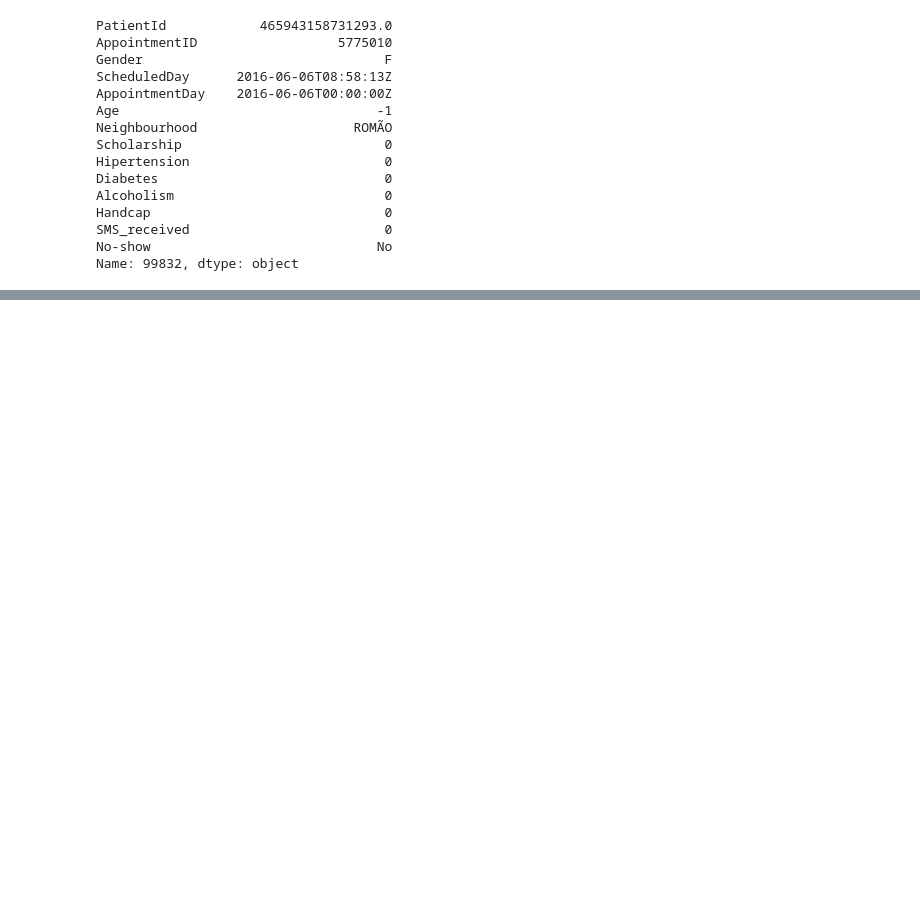
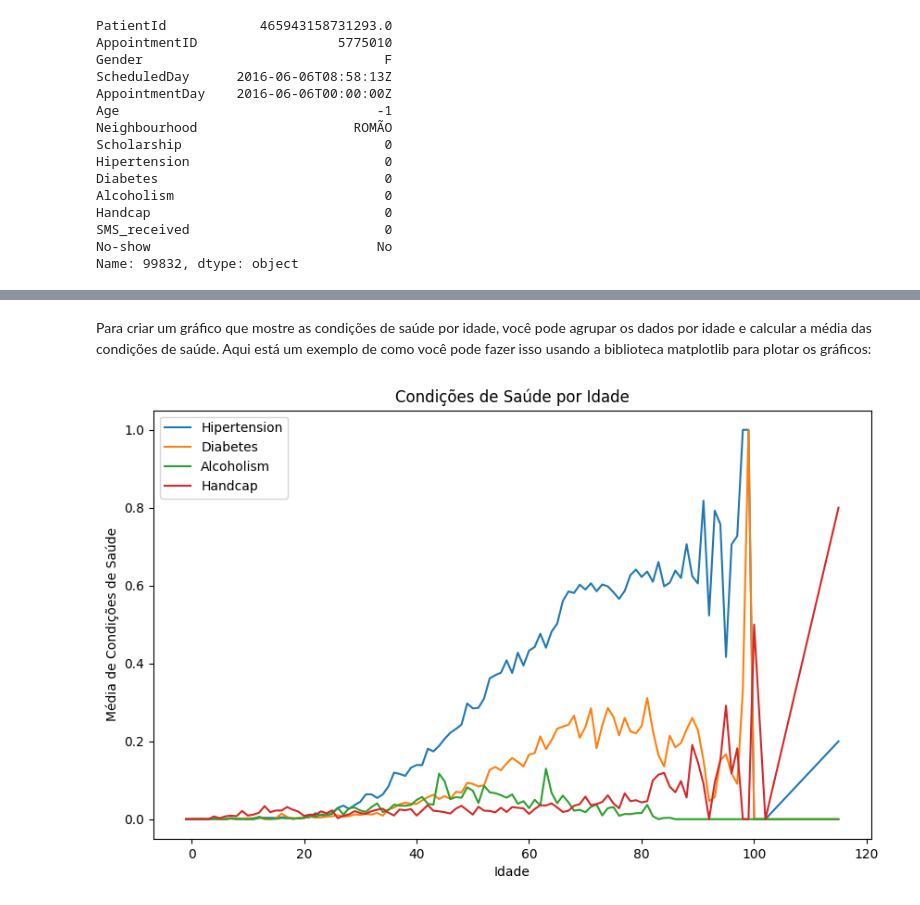
Before and after one commit to eddorileo/saudeDigital, a Jupyter notebook: src/notebook_noshow_part2.ipynb, the cells around one changed output, grey strips where cells are left out. Cells and saved outputs as stored; diff of their text form; code cells hidden in the pictures; blank space fills up the shorter version.

```diff
--- a/src/notebook_noshow_part2.ipynb
+++ b/src/notebook_noshow_part2.ipynb
@@ -122,0 +166,22 @@ data.iloc[99832]
+# %% [markdown]
+
+Para criar um gráfico que mostre as condições de saúde por idade, você pode agrupar os dados por idade e calcular a média das condições de saúde. Aqui está um exemplo de como você pode fazer isso usando a biblioteca matplotlib para plotar os gráficos:
+# %%
+# Convertendo a coluna 'Age' para numérica
+df['Age'] = pd.to_numeric(df['Age'], errors='coerce')
+
+# Agrupando os dados por idade e calculando a média das condições de saúde
+health_conditions = df.groupby('Age')[['Hipertension', 'Diabetes', 'Alcoholism', 'Handcap']].mean()
+
+# Plotando o gráfico
+plt.figure(figsize=(10, 6))
+for condition in ['Hipertension', 'Diabetes', 'Alcoholism', 'Handcap']:
+    plt.plot(health_conditions.index, health_conditions[condition], label=condition)
+
+plt.xlabel('Idade')
+plt.ylabel('Média de Condições de Saúde')
+plt.title('Condições de Saúde por Idade')
+plt.legend()
+plt.show()
+# %% [output]
+[figure, added]
```
Also changed, not shown: parts of 7 cells of this notebook.
